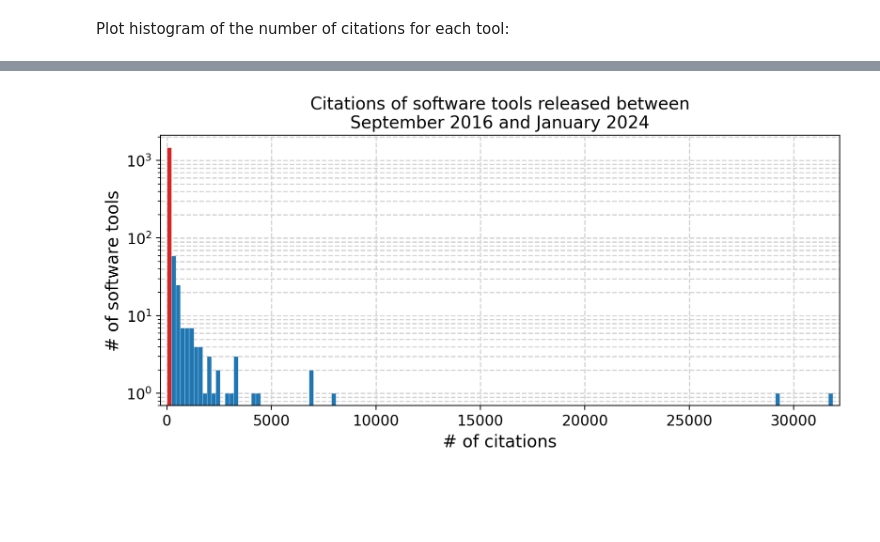
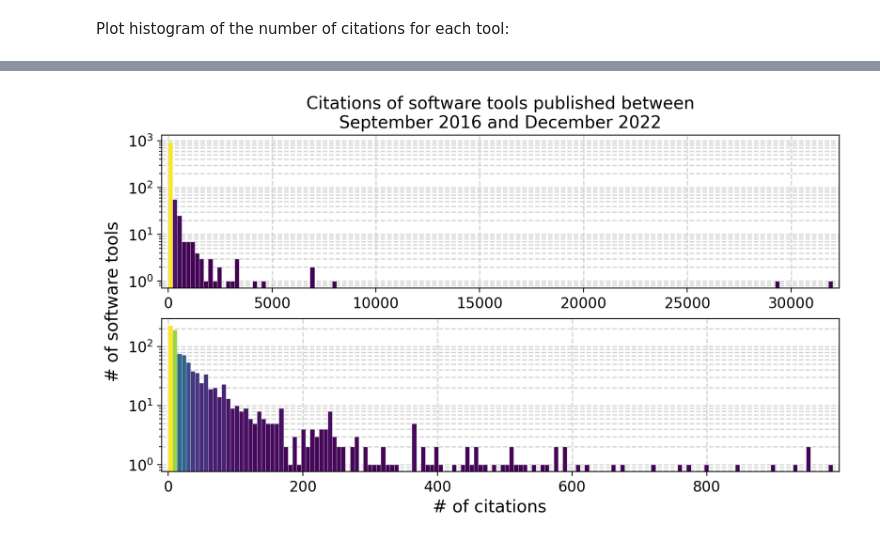
Before and after one commit to lauraluebbert/PhD_thesis, a Jupyter notebook: Chapter1_Introduction.ipynb, the cells around one changed output, grey strips where cells are left out. Drawn from its saved outputs; the diff is of its cells as text; code cells hidden in the pictures; blank space fills up the shorter version.

```diff
--- a/Chapter1_Introduction.ipynb
+++ b/Chapter1_Introduction.ipynb
@@ -25,4 +27,4 @@ Saving to: ‘2-4-2024_scRNA_tools.csv.1’
 # %%
-tool_df = pd.read_csv("2-4-2024_scRNA_tools.csv")
+tool_df = pd.read_csv("2-10-2024_scRNA_tools.csv")
 tool_df
 # %% [output]
@@ -42,2 +62,12 @@ tool_df
 # %% [markdown]
 Plot histogram of the number of citations for each tool:
+# %%
+# Only keep tools published before 2023 so they had one year to get citations
+tool_df_short = tool_df[tool_df["Year"].notnull()]
+tool_df_short["Year"] = tool_df_short["Year"].astype(int)
+tool_df_short = tool_df_short[tool_df_short["Year"] < 2023]
+
+tool_df_short["Citations"] = tool_df_short["Citations"].astype(int)
+
+
+tool_df_short
@@ -44,36 +93,54 @@ Plot histogram of the number of citations for each tool:
 # %%
-fig,ax = plt.subplots(figsize=(10,4))
+fig,axs = plt.subplots(figsize=(10,5), nrows = 2)
 fontsize = 14
 
-cit_nums = tool_df["Citations"][tool_df["Citations"] != "'-"].astype(int)
+## Plot all tools
+ax = axs[0]
+cit_nums = tool_df_short["Citations"].values
 
-
-# bins = len(cit_nums.unique())
+# bins = np.max(cit_nums)
 bins = 150
 n, bins, patches = ax.hist(cit_nums, bins=bins, facecolor='tab:blue', edgecolor='#e0e0e0', linewidth=0.25, alpha=1)
 
-# # Add colormap to bins
-# n = n.astype('int')
-# for i in range(len(patches)):
-#     patches[i].set_facecolor(plt.cm.viridis(n[i]/max(n)))
+# Add colormap to bins
+n = n.astype('int')
+for i in range(len(patches)):
+    patches[i].set_facecolor(plt.cm.viridis(n[i]/max(n)))
 
-# Make 0 citations bin stand out
-patches[0].set_fc('tab:red')
+# # Make 0 citations bin stand out
+# patches[0].set_fc('tab:red')
 
-ax.set_yscale("log")
+ax.set_title(f"Citations of software tools published between\nSeptember 2016 and December 2022", fontsize=fontsize)
 
-ax.set_ylabel("# of software tools", fontsize=fontsize)
-ax.set_xlabel("# of citations", fontsize=fontsize)
+## Plot tools with less than X citations
+ax = axs[1]
+cit_nums = tool_df_short[tool_df_short["Citations"] <= 1000]["Citations"].values
 
-ax.tick_params(axis="both", labelsize=fontsize-2)
-ax.set_title(f"Citations of software tools released between\nSeptember 2016 and January 2024", fontsize=fontsize)
+# bins = np.max(cit_nums)
+bins = 150
+n, bins, patches = ax.hist(cit_nums, bins=bins, facecolor='tab:blue', edgecolor='#e0e0e0', linewidth=0.25, alpha=1)
 
-ax.grid(True, which="both", color="lightgray", ls="--", lw=1)
-ax.set_axisbelow(True)
-ax.margins(x=0.01)
+# Add colormap to bins
+n = n.astype('int')
+for i in range(len(patches)):
+    patches[i].set_facecolor(plt.cm.viridis(n[i]/max(n)))
+
+# ax.set_xlabel("# of citations", fontsize=fontsize)
+
+fig.supxlabel("# of citations", fontsize=fontsize)
+fig.supylabel("# of software tools", fontsize=fontsize, x=0.06)
+
+for ax in axs:
+  ax.set_yscale("log")
+
+  ax.tick_params(axis="both", labelsize=fontsize-2)
+
+  ax.grid(True, which="both", color="lightgray", ls="--", lw=1)
+  ax.set_axisbelow(True)
+  ax.margins(x=0.01)
 
 fig.savefig("citations_histograms.png", dpi=300, bbox_inches="tight")
 
 fig.show()
 # %% [output]
-[figure, old version]
+[figure, new version]
```
Also changed, not shown: parts of 10 cells of this notebook.
